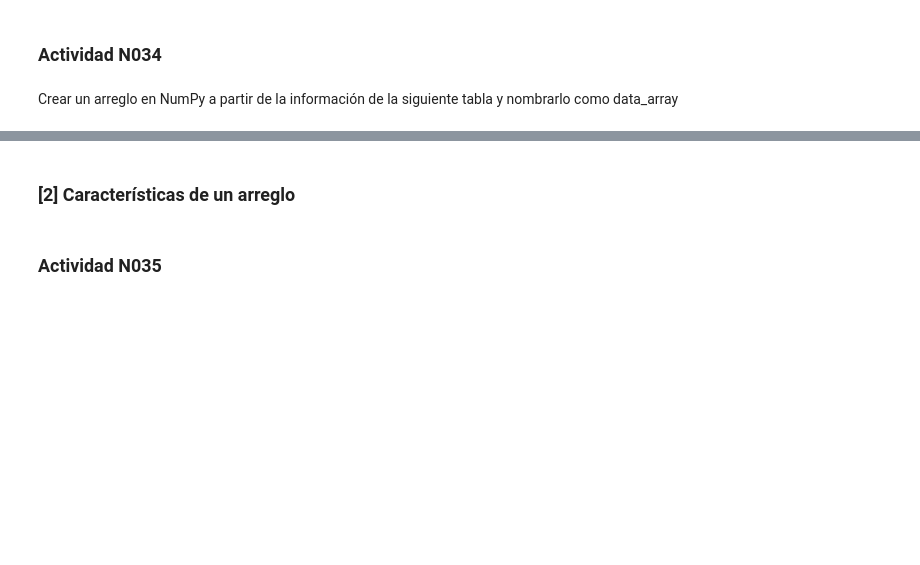
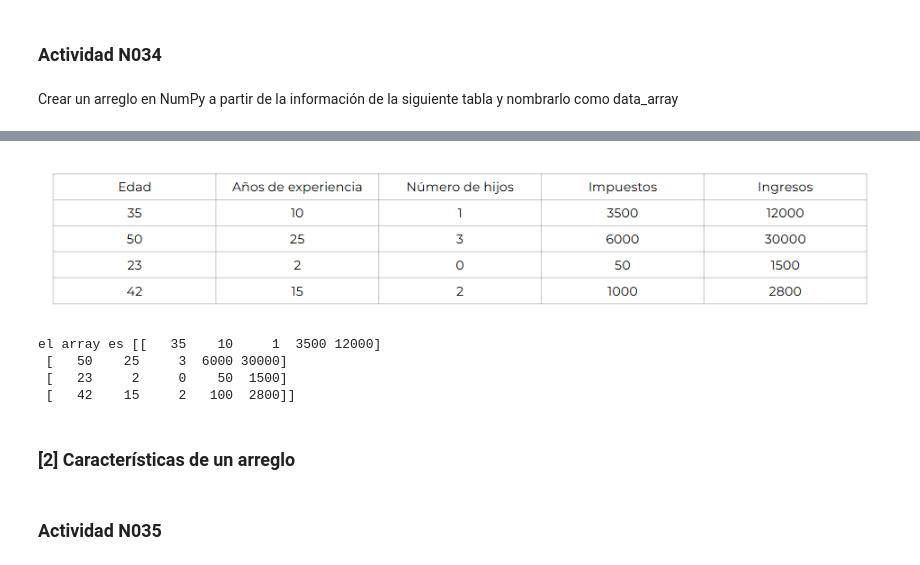
Before and after one commit to esanruben/programa-python-utec, a Jupyter notebook: [5]_Progama_Python_UTEC_Sesion06_NumPy.ipynb, the cells around one changed output, grey strips where cells are left out. Saved outputs shown, nothing was run; the diff lists cells and outputs as text; code cells hidden in the pictures; blank space fills up the shorter version.

```diff
--- a/[5]_Progama_Python_UTEC_Sesion06_NumPy.ipynb
+++ b/[5]_Progama_Python_UTEC_Sesion06_NumPy.ipynb
@@ -114,8 +129,21 @@ uploaded = files.upload()
 # %%
 from IPython.display import Image, display
 
 # Mostrar la imagen en Colab
-display(Image(filename='data_arreglo.png'))
+display(Image(filename='Image20250604200829.png'))
+# %% [output]
+[figure, added]
+# %%
+data_array =np.array([[35,10,1,3500,12000],
+ [50,25,3,6000,30000],
+  [23,2,0,50,1500],
+   [42,15,2,100,2800]])
+print(f'el array es {data_array}')
+# %% [output]
+el array es [[   35    10     1  3500 12000]
+ [   50    25     3  6000 30000]
+ [   23     2     0    50  1500]
+ [   42    15     2   100  2800]]
 # %% [markdown]
 ### [2] Características de un arreglo
 # %%
```
Also changed, not shown: parts of 3 cells of this notebook.
